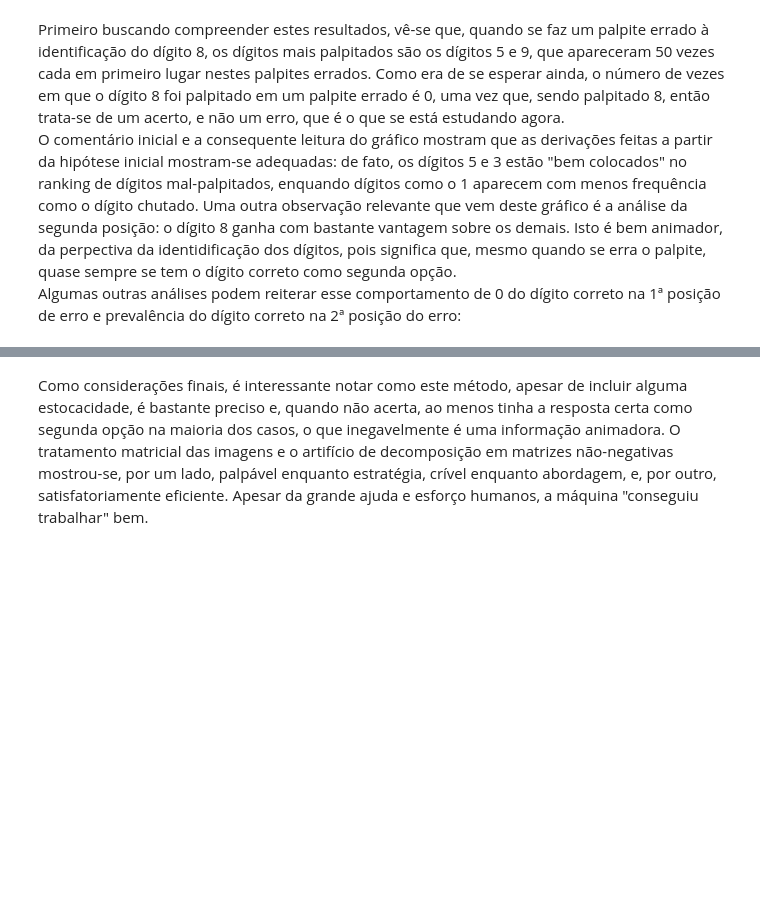
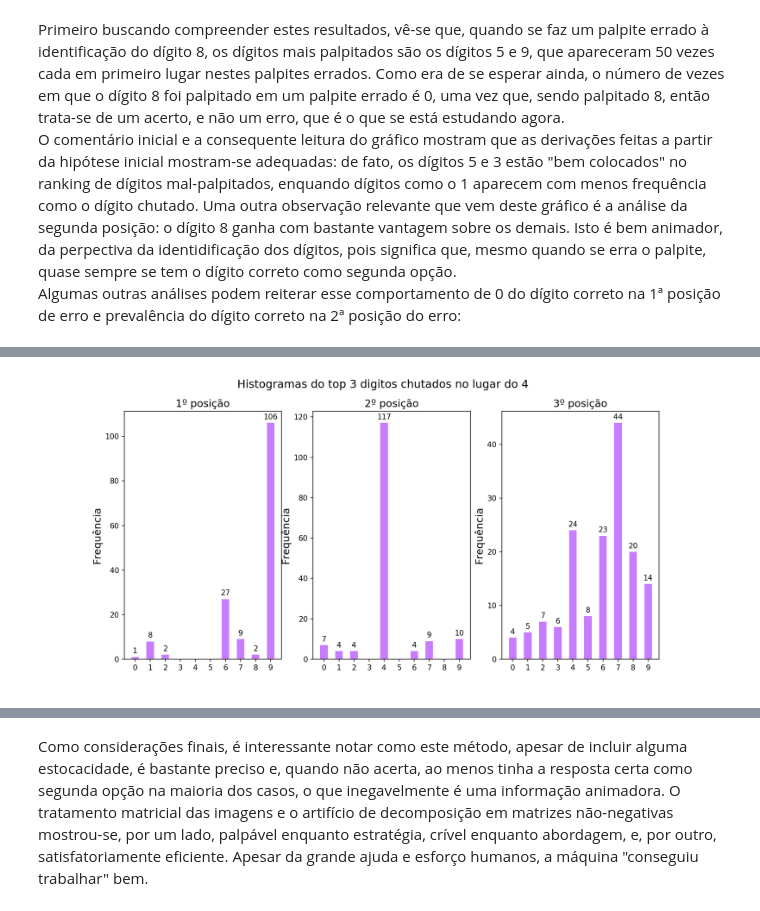
Before and after one commit to fredgrub/ep-digitos, a Jupyter notebook: EP - dígitos.ipynb, the cells around one changed output, grey strips where cells are left out. Drawn from its saved outputs; the diff is of its cells as text; code cells hidden in the pictures; blank space fills up the shorter version.

```diff
--- a/EP - dígitos.ipynb
+++ b/EP - dígitos.ipynb
@@ -692,0 +674,4 @@ Algumas outras análises podem reiterar esse comportamento de 0 do dígito corre
+# %%
+display(Image(filename='figuras/top_3-digito_4-100_5.png'))
+# %% [output]
+[figure, added]
```
Also changed, not shown: parts of 14 cells of this notebook, 5 other files.
